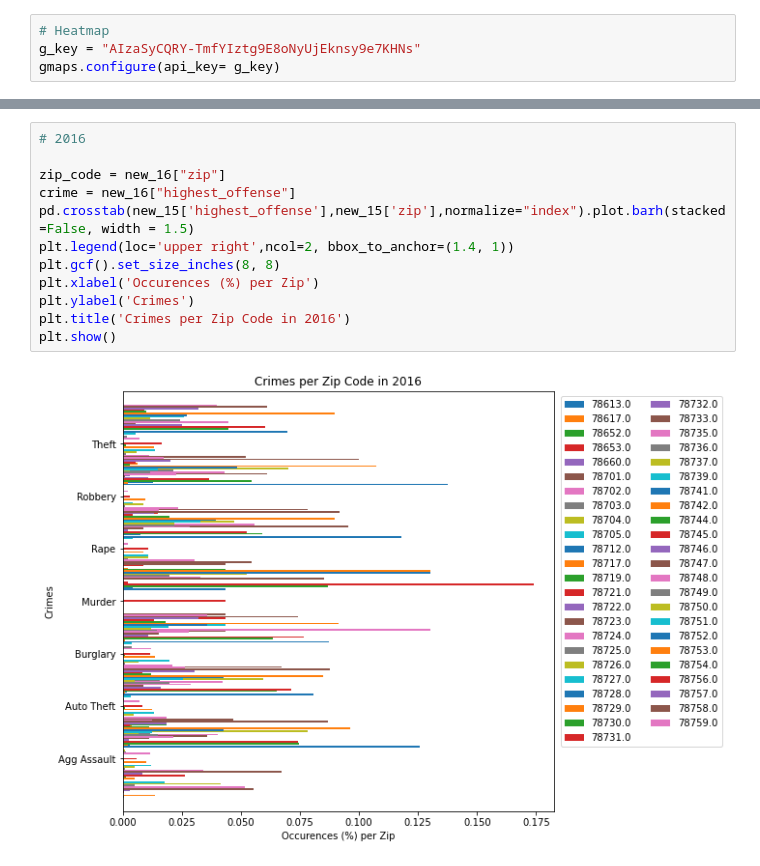
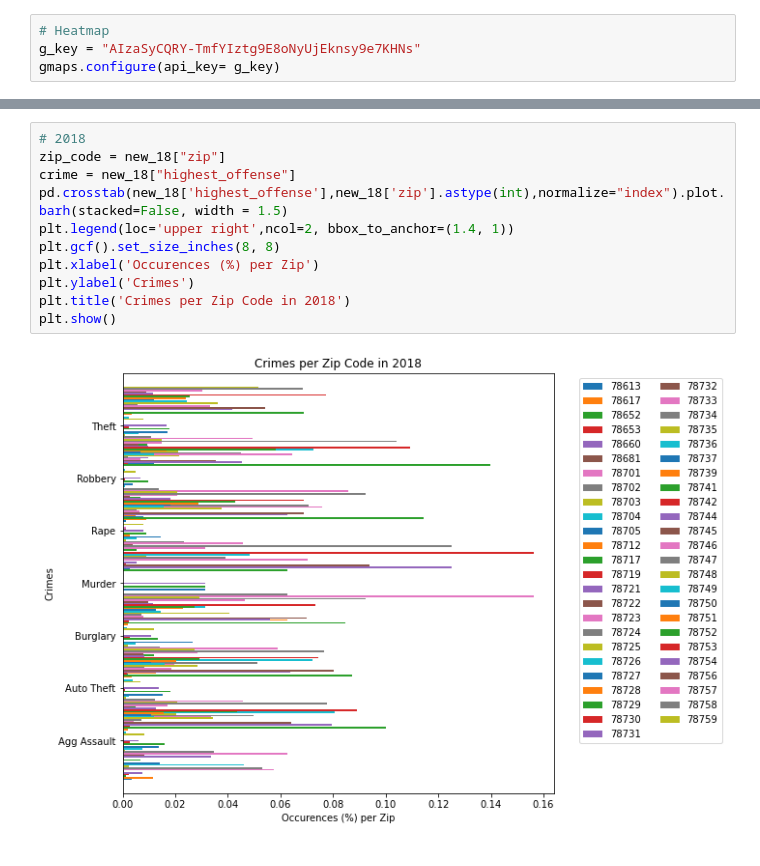
Before and after one commit to abstatz/Project-3, a Jupyter notebook: AustinAPI.ipynb, the cells around one changed output, grey strips where cells are left out. Drawn from its saved outputs; the diff is of its cells as text.

```diff
--- a/AustinAPI.ipynb
+++ b/AustinAPI.ipynb
@@ -309,14 +313,13 @@ plt.show()
 # %%
-# 2016
-
-zip_code = new_16["zip"]
-crime = new_16["highest_offense"]
-pd.crosstab(new_15['highest_offense'],new_15['zip'],normalize="index").plot.barh(stacked=False, width = 1.5)
+# 2018
+zip_code = new_18["zip"]
+crime = new_18["highest_offense"]
+pd.crosstab(new_18['highest_offense'],new_18['zip'].astype(int),normalize="index").plot.barh(stacked=False, width = 1.5)
 plt.legend(loc='upper right',ncol=2, bbox_to_anchor=(1.4, 1))
 plt.gcf().set_size_inches(8, 8)
 plt.xlabel('Occurences (%) per Zip')
 plt.ylabel('Crimes')
-plt.title('Crimes per Zip Code in 2016')
+plt.title('Crimes per Zip Code in 2018')
 plt.show()
 # %% [output]
-[figure, old version]
+[figure, new version]
```
Also changed, not shown: parts of 10 cells of this notebook, 8 other files.
